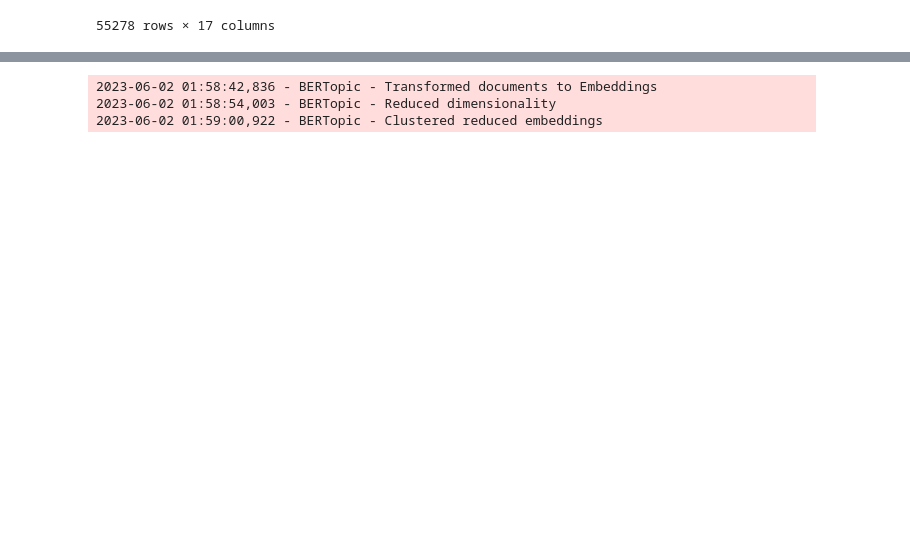
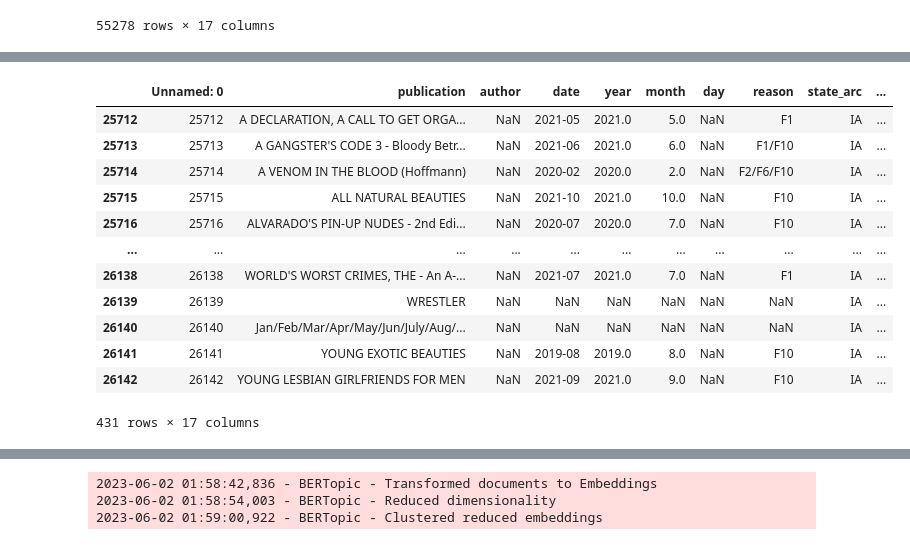
Before and after one commit to RodNSS/banned_book_exploration, a Jupyter notebook: banned_prison_topics.ipynb, the cells around one changed output, grey strips where cells are left out. Saved outputs shown, nothing was run; the diff lists cells and outputs as text; code cells hidden in the pictures; blank space fills up the shorter version.

```diff
--- a/banned_prison_topics.ipynb
+++ b/banned_prison_topics.ipynb
@@ -58,3 +89,19 @@ prison
+# %%
+prison[prison['state_arc']=="IA"]
+# %% [output]
+|  | Unnamed: 0 | publication | author | date | year | month | day | reason | state_arc | ... |
+| 25712 | 25712 | A DECLARATION, A CALL TO GET ORGA... | NaN | 2021-05 | 2021.0 | 5.0 | NaN | F1 | IA | ... |
+| 25713 | 25713 | A GANGSTER'S CODE 3 - Bloody Betr... | NaN | 2021-06 | 2021.0 | 6.0 | NaN | F1/F10 | IA | ... |
+| 25714 | 25714 | A VENOM IN THE BLOOD (Hoffmann) | NaN | 2020-02 | 2020.0 | 2.0 | NaN | F2/F6/F10 | IA | ... |
+| 25715 | 25715 | ALL NATURAL BEAUTIES | NaN | 2021-10 | 2021.0 | 10.0 | NaN | F10 | IA | ... |
+| 25716 | 25716 | ALVARADO'S PIN-UP NUDES - 2nd Edi... | NaN | 2020-07 | 2020.0 | 7.0 | NaN | F10 | IA | ... |
+| ... | ... | ... | ... | ... | ... | ... | ... | ... | ... | ... |
+| 26138 | 26138 | WORLD'S WORST CRIMES, THE - An A-... | NaN | 2021-07 | 2021.0 | 7.0 | NaN | F1 | IA | ... |
+| 26139 | 26139 | WRESTLER | NaN | NaN | NaN | NaN | NaN | NaN | IA | ... |
+| 26140 | 26140 | Jan/Feb/Mar/Apr/May/Jun/July/Aug/... | NaN | NaN | NaN | NaN | NaN | NaN | IA | ... |
+| 26141 | 26141 | YOUNG EXOTIC BEAUTIES | NaN | 2019-08 | 2019.0 | 8.0 | NaN | F10 | IA | ... |
+| 26142 | 26142 | YOUNG LESBIAN GIRLFRIENDS FOR MEN | NaN | 2021-09 | 2021.0 | 9.0 | NaN | F10 | IA | ... |
+431 rows × 17 columns
 # %%
 prison_filtered = prison.dropna(subset=['topic_description'])
 prison_filtered
```
Also changed, not shown: parts of 12 cells of this notebook.
